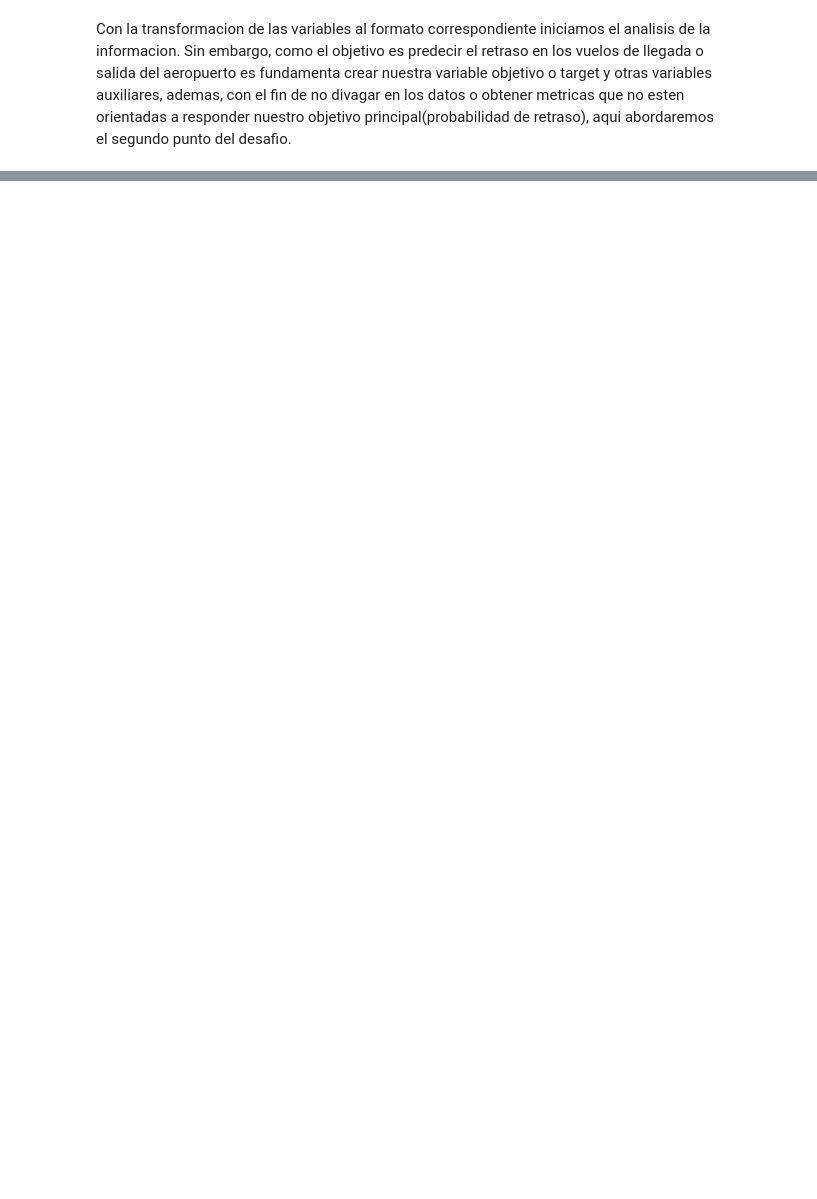
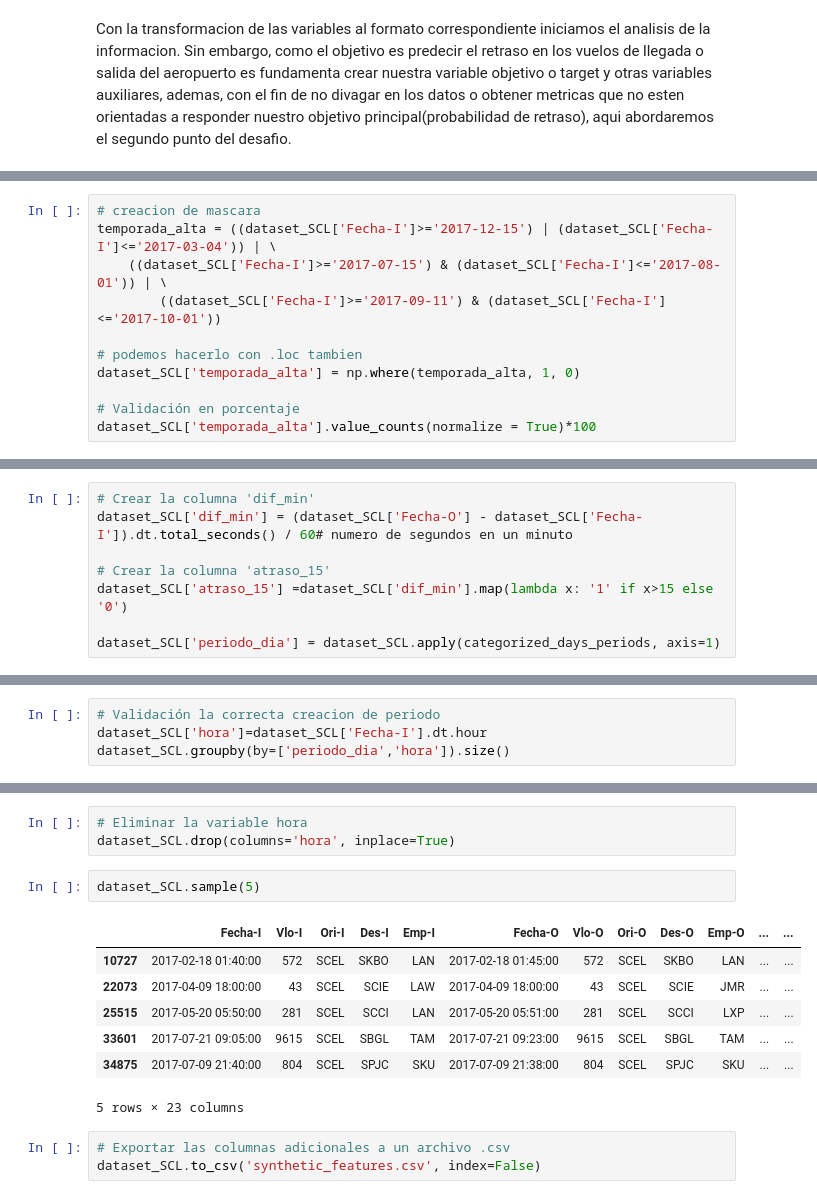
Before and after one commit to frandak2/latam_airlines, a Jupyter notebook: notebooks/1.0-fmh-initial-data-exploration.ipynb, the cells around one changed output, grey strips where cells are left out. Cells and saved outputs as stored; diff of their text form; blank space fills up the shorter version.

```diff
--- a/notebooks/1.0-fmh-initial-data-exploration.ipynb
+++ b/notebooks/1.0-fmh-initial-data-exploration.ipynb
@@ -159,0 +179,11 @@ Con la transformacion de las variables al formato correspondiente iniciamos el a
+# %%
+# creacion de mascara
+temporada_alta = ((dataset_SCL['Fecha-I']>='2017-12-15') | (dataset_SCL['Fecha-I']<='2017-03-04')) | \
+    ((dataset_SCL['Fecha-I']>='2017-07-15') & (dataset_SCL['Fecha-I']<='2017-08-01')) | \
+        ((dataset_SCL['Fecha-I']>='2017-09-11') & (dataset_SCL['Fecha-I']<='2017-10-01'))
+
+# podemos hacerlo con .loc tambien
+dataset_SCL['temporada_alta'] = np.where(temporada_alta, 1, 0)
+
+# Validación en porcentaje
+dataset_SCL['temporada_alta'].value_counts(normalize = True)*100
@@ -159,0 +210,8 @@ Con la transformacion de las variables al formato correspondiente iniciamos el a
+# %%
+# Crear la columna 'dif_min'
+dataset_SCL['dif_min'] = (dataset_SCL['Fecha-O'] - dataset_SCL['Fecha-I']).dt.total_seconds() / 60# numero de segundos en un minuto
+
+# Crear la columna 'atraso_15'
+dataset_SCL['atraso_15'] =dataset_SCL['dif_min'].map(lambda x: '1' if x>15 else '0')
+
+dataset_SCL['periodo_dia'] = dataset_SCL.apply(categorized_days_periods, axis=1)
@@ -159,0 +225,4 @@ Con la transformacion de las variables al formato correspondiente iniciamos el a
+# %%
+# Validación la correcta creacion de periodo
+dataset_SCL['hora']=dataset_SCL['Fecha-I'].dt.hour
+dataset_SCL.groupby(by=['periodo_dia','hora']).size()
@@ -159,0 +247,16 @@ Con la transformacion de las variables al formato correspondiente iniciamos el a
+# %%
+# Eliminar la variable hora
+dataset_SCL.drop(columns='hora', inplace=True)
+# %%
+dataset_SCL.sample(5)
+# %% [output]
+|  | Fecha-I | Vlo-I | Ori-I | Des-I | Emp-I | Fecha-O | Vlo-O | Ori-O | Des-O | Emp-O | ... | ... |
+| 10727 | 2017-02-18 01:40:00 | 572 | SCEL | SKBO | LAN | 2017-02-18 01:45:00 | 572 | SCEL | SKBO | LAN | ... | ... |
+| 22073 | 2017-04-09 18:00:00 | 43 | SCEL | SCIE | LAW | 2017-04-09 18:00:00 | 43 | SCEL | SCIE | JMR | ... | ... |
+| 25515 | 2017-05-20 05:50:00 | 281 | SCEL | SCCI | LAN | 2017-05-20 05:51:00 | 281 | SCEL | SCCI | LXP | ... | ... |
+| 33601 | 2017-07-21 09:05:00 | 9615 | SCEL | SBGL | TAM | 2017-07-21 09:23:00 | 9615 | SCEL | SBGL | TAM | ... | ... |
+| 34875 | 2017-07-09 21:40:00 | 804 | SCEL | SPJC | SKU | 2017-07-09 21:38:00 | 804 | SCEL | SPJC | SKU | ... | ... |
+5 rows × 23 columns
+# %%
+# Exportar las columnas adicionales a un archivo .csv
+dataset_SCL.to_csv('synthetic_features.csv', index=False)
```
Also changed, not shown: parts of 12 cells of this notebook, 1 other file.
